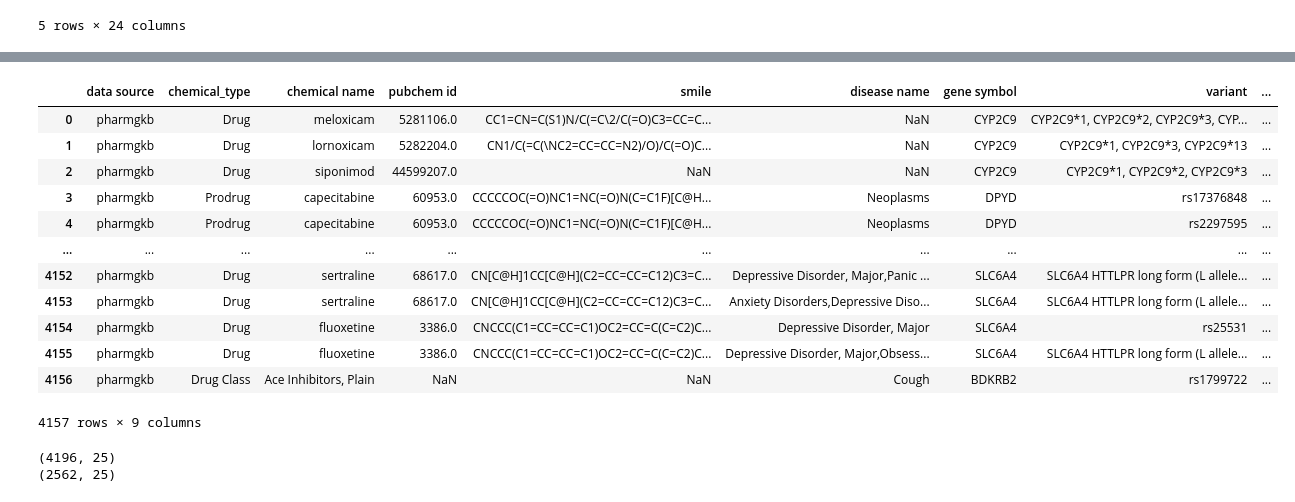
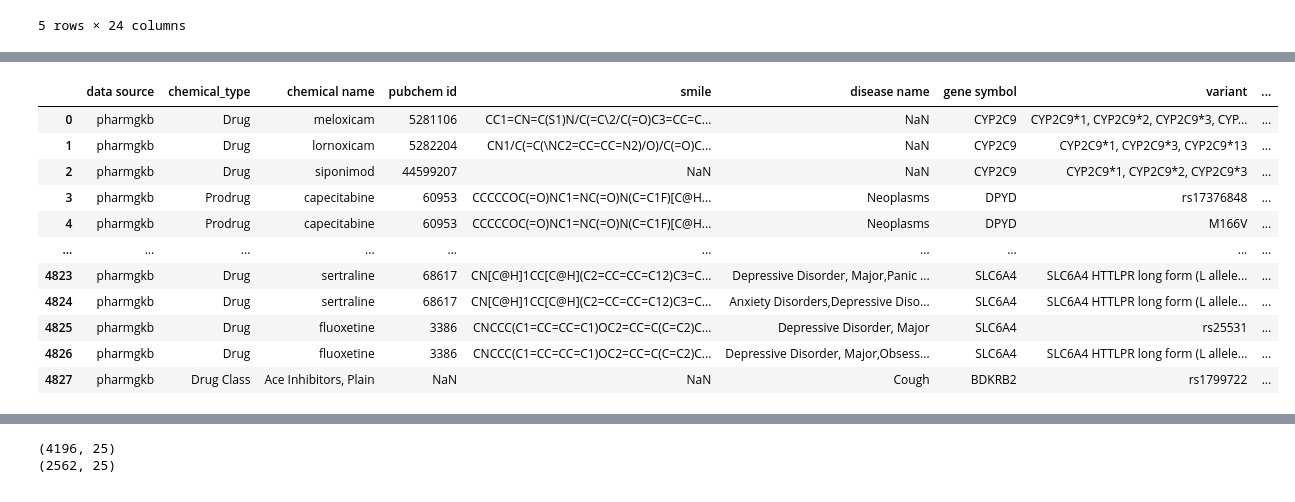
Before and after one commit to queen0401/MDSDR, a Jupyter notebook: preprocess.ipynb, the cells around one changed output, grey strips where cells are left out. Cells and saved outputs as stored; diff of their text form; code cells hidden in the pictures.

Commit message:
Inquired about drug information, fasta and uniport id

```diff
--- a/preprocess.ipynb
+++ b/preprocess.ipynb
@@ -8,6 +8,8 @@ import pubchempy as pcp
 import requests
 # %%
 pharmgkb_df = pd.read_csv('rawData/PharmGKB/clinicalVariants/clinicalVariants.tsv', sep='\t')
+pharmgkb_df = pharmgkb_df.dropna(subset=['chemicals'])
+pharmgkb_df = pharmgkb_df.dropna(subset=['gene']).reset_index(drop= True)
 # print(pharmgkb_df)
 pharmgkb_df.head()
 # %% [output]
@@ -18,8 +20,7 @@ pharmgkb_df.head()
 | 3 | rs17376848 | DPYD | Toxicity | 1A | capecitabine | Neoplasms |
 | 4 | rs2297595 | DPYD | Toxicity | 1A | capecitabine | Neoplasms |
 # %%
-chemicals_df = pd.read_csv('rawData/PharmGKB/chemicals/chemicals.tsv', sep='\t')
-chemicals_df['PubChem Compound Identifiers'] = chemicals_df['PubChem Compound Identifiers'].astype(object)
+chemicals_df = pd.read_csv('rawData/PharmGKB/chemicals/chemicals.tsv', sep='\t', dtype={'PubChem Compound Identifiers': str})
 chemicals_df.head()
 # %% [output]
 |  | PharmGKB Accession Id | Name | Generic Names | Trade Names | Brand Mixtures | Type | Cross-references | ... |
@@ -31,0 +83,10 @@ chemicals_df.head()
+# %%
+# query_variant_df = pd.DataFrame()
+# for i in range(len(variant_df)):
+#     variant = variant_df['Variant Name'][i]
+#     query_variant_df = query_variant_df.append([{'type':'dbsnp', 'variant': variant}], ignore_index = True)
+
+# query_variant_df.to_csv('middlefile/pharmgkb_query_variant_table.tsv', sep = '\t', index=False)
+
+gen_coord_df = pd.read_csv('middlefile/pharmgkb_gen_coords_3a9b7334.txt', sep= '\t')
+gen_coord_df
@@ -32,26 +107,59 @@ chemicals_df.head()
 # %%
 pharmgkb_all_df = pd.DataFrame()
 for i in range(len(pharmgkb_df)):
     chemicals = pharmgkb_df['chemicals'][i]
-    variant = pharmgkb_df['variant'][i]
-    gene_symbol = pharmgkb_df['gene'][i]
+    rsid = pharmgkb_df['variant'][i]
+    gene_symbol = pharmgkb_df['gene'][i].split(',')[0]
     label = pharmgkb_df['type'][i]
     disease_name = pharmgkb_df['phenotypes'][i]
+
+    try:
+        variant = variant_table[variant_table['rsid'] == rsid]['variant'].values[0]
+
+    except:
+        # print(rsid)
+        variant = rsid
 
     try:
         chemical_type = chemicals_df[chemicals_df['Name'] == chemicals]['Type'].values[0]
         chemical_smile = chemicals_df[chemicals_df['Name'] == chemicals]['SMILES'].values[0]
         pubchem_id = chemicals_df[chemicals_df['Name'] == chemicals]['PubChem Compound Identifiers'].values[0]
         # print(chemicals_df[chemicals_df['Name'] == chemicals]['PubChem Compound Identifiers'].values[0])
+    except :
+        # print(chemicals)
+        chemical_type = None
+        chemical_smile = None
+        pubchem_id = None
+
+    try:
+
+        chromosome = gen_coord_df[gen_coord_df['dbSNP'] == rsid]['Chromosome'].values[0]
+        position = gen_coord_df[gen_coord_df['dbSNP'] == rsid]['Position'].values[0]
+        ref_allele = gen_coord_df[gen_coord_df['dbSNP'] == rsid]['REF Allele'].values[0]
+        alt_allele = gen_coord_df[gen_coord_df['dbSNP'] == rsid]['ALT Allele (IUPAC)'].values[0]
+
+
     except IndexError:
-        print(chemicals)
-        continue
-    # except KeyError:
-    #     print(chemicals)
-    #     continue
 
-    pharmgkb_all_df = pharmgkb_all_df.append([{'data source': 'pharmgkb', 'chemical_type': chemical_type, 'chemical name': chemicals, 'pubchem id': pubchem_id, 'smile': chemical_smile, 'disease name': disease_name, 'gene symbol': gene_symbol, 'variant': variant, 'label': label}], ignore_index = True)
+        chromosome = None
+        position = None
+        ref_allele = None
+        alt_allele = None
+
+    pharmgkb_all_df = pharmgkb_all_df.append([{'data source': 'pharmgkb', 'chemical_type': chemical_type, 'chemical name': chemicals, 'pubchem id': pubchem_id, 'smile': chemical_smile, 'disease name': disease_name, 'gene symbol': gene_symbol, 'variant': variant, 'chromosome': chromosome, 'position': position, 'ref allele': ref_allele, 'alt allele': alt_allele, 'label': label}], ignore_index = True)
 
 pharmgkb_all_df.to_csv('middlefile/pharmgkb_all_table.tsv', sep = '\t')
 pharmgkb_all_df
 # %% [output]
+|  | data source | chemical_type | chemical name | pubchem id | smile | disease name | gene symbol | variant | ... |
+| 0 | pharmgkb | Drug | meloxicam | 5281106 | CC1=CN=C(S1)N/C(=C\2/C(=O)C3=CC=C... | NaN | CYP2C9 | CYP2C9*1, CYP2C9*2, CYP2C9*3, CYP... | ... |
+| 1 | pharmgkb | Drug | lornoxicam | 5282204 | CN1/C(=C(\NC2=CC=CC=N2)/O)/C(=O)C... | NaN | CYP2C9 | CYP2C9*1, CYP2C9*3, CYP2C9*13 | ... |
+| 2 | pharmgkb | Drug | siponimod | 44599207 | NaN | NaN | CYP2C9 | CYP2C9*1, CYP2C9*2, CYP2C9*3 | ... |
+| 3 | pharmgkb | Prodrug | capecitabine | 60953 | CCCCCOC(=O)NC1=NC(=O)N(C=C1F)[C@H... | Neoplasms | DPYD | rs17376848 | ... |
+| 4 | pharmgkb | Prodrug | capecitabine | 60953 | CCCCCOC(=O)NC1=NC(=O)N(C=C1F)[C@H... | Neoplasms | DPYD | M166V | ... |
+| ... | ... | ... | ... | ... | ... | ... | ... | ... | ... |
+| 4823 | pharmgkb | Drug | sertraline | 68617 | CN[C@H]1CC[C@H](C2=CC=CC=C12)C3=C... | Depressive Disorder, Major,Panic ... | SLC6A4 | SLC6A4 HTTLPR long form (L allele... | ... |
+| 4824 | pharmgkb | Drug | sertraline | 68617 | CN[C@H]1CC[C@H](C2=CC=CC=C12)C3=C... | Anxiety Disorders,Depressive Diso... | SLC6A4 | SLC6A4 HTTLPR long form (L allele... | ... |
+| 4825 | pharmgkb | Drug | fluoxetine | 3386 | CNCCC(C1=CC=CC=C1)OC2=CC=C(C=C2)C... | Depressive Disorder, Major | SLC6A4 | rs25531 | ... |
+| 4826 | pharmgkb | Drug | fluoxetine | 3386 | CNCCC(C1=CC=CC=C1)OC2=CC=C(C=C2)C... | Depressive Disorder, Major,Obsess... | SLC6A4 | SLC6A4 HTTLPR long form (L allele... | ... |
+| 4827 | pharmgkb | Drug Class | Ace Inhibitors, Plain | NaN | NaN | Cough | BDKRB2 | rs1799722 | ... |
@@ -75,16 +167,3 @@ cannabinoids,cocaine,ethanol,nicotine,opioids
-|  | data source | chemical_type | chemical name | pubchem id | smile | disease name | gene symbol | variant | ... |
-| 0 | pharmgkb | Drug | meloxicam | 5281106.0 | CC1=CN=C(S1)N/C(=C\2/C(=O)C3=CC=C... | NaN | CYP2C9 | CYP2C9*1, CYP2C9*2, CYP2C9*3, CYP... | ... |
-| 1 | pharmgkb | Drug | lornoxicam | 5282204.0 | CN1/C(=C(\NC2=CC=CC=N2)/O)/C(=O)C... | NaN | CYP2C9 | CYP2C9*1, CYP2C9*3, CYP2C9*13 | ... |
-| 2 | pharmgkb | Drug | siponimod | 44599207.0 | NaN | NaN | CYP2C9 | CYP2C9*1, CYP2C9*2, CYP2C9*3 | ... |
-| 3 | pharmgkb | Prodrug | capecitabine | 60953.0 | CCCCCOC(=O)NC1=NC(=O)N(C=C1F)[C@H... | Neoplasms | DPYD | rs17376848 | ... |
-| 4 | pharmgkb | Prodrug | capecitabine | 60953.0 | CCCCCOC(=O)NC1=NC(=O)N(C=C1F)[C@H... | Neoplasms | DPYD | rs2297595 | ... |
-| ... | ... | ... | ... | ... | ... | ... | ... | ... | ... |
-| 4152 | pharmgkb | Drug | sertraline | 68617.0 | CN[C@H]1CC[C@H](C2=CC=CC=C12)C3=C... | Depressive Disorder, Major,Panic ... | SLC6A4 | SLC6A4 HTTLPR long form (L allele... | ... |
-| 4153 | pharmgkb | Drug | sertraline | 68617.0 | CN[C@H]1CC[C@H](C2=CC=CC=C12)C3=C... | Anxiety Disorders,Depressive Diso... | SLC6A4 | SLC6A4 HTTLPR long form (L allele... | ... |
-| 4154 | pharmgkb | Drug | fluoxetine | 3386.0 | CNCCC(C1=CC=CC=C1)OC2=CC=C(C=C2)C... | Depressive Disorder, Major | SLC6A4 | rs25531 | ... |
-| 4155 | pharmgkb | Drug | fluoxetine | 3386.0 | CNCCC(C1=CC=CC=C1)OC2=CC=C(C=C2)C... | Depressive Disorder, Major,Obsess... | SLC6A4 | SLC6A4 HTTLPR long form (L allele... | ... |
-| 4156 | pharmgkb | Drug Class | Ace Inhibitors, Plain | NaN | NaN | Cough | BDKRB2 | rs1799722 | ... |
-4157 rows × 9 columns
 # %%
 civic_df = pd.read_csv('rawData/CIViC/nightly-ClinicalEvidenceSummaries.tsv', sep='\t')
 molecular_df = pd.read_csv('rawData/CIViC/nightly-MolecularProfileSummaries.tsv', sep='\t')
```
Also changed, not shown: parts of 16 cells of this notebook, 9 other files.
